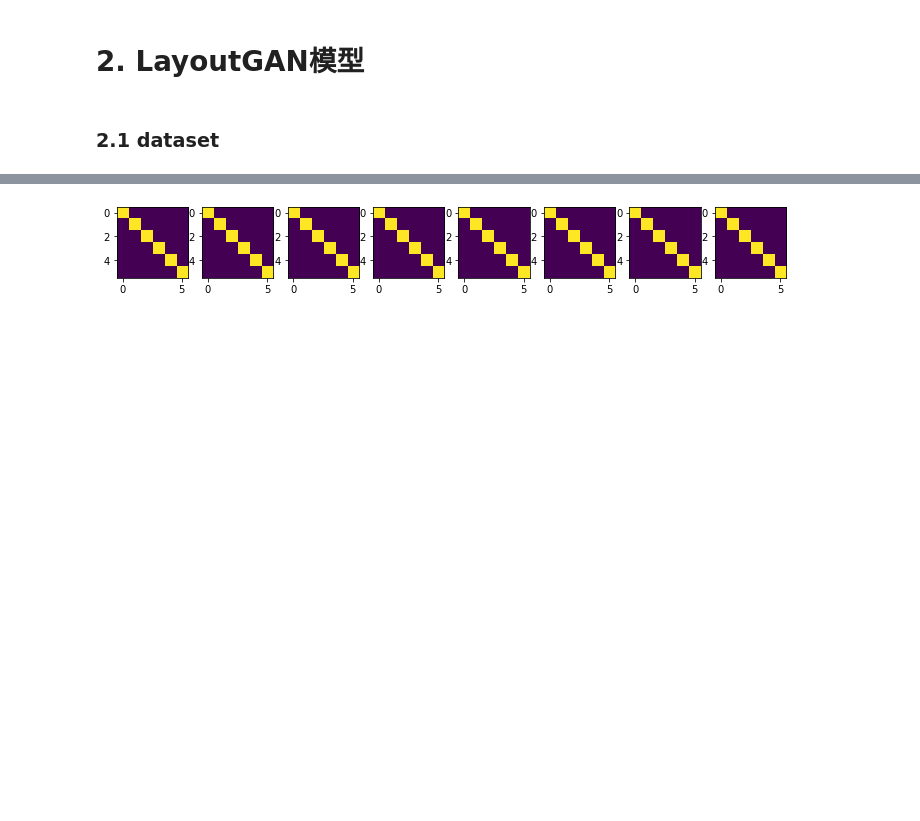
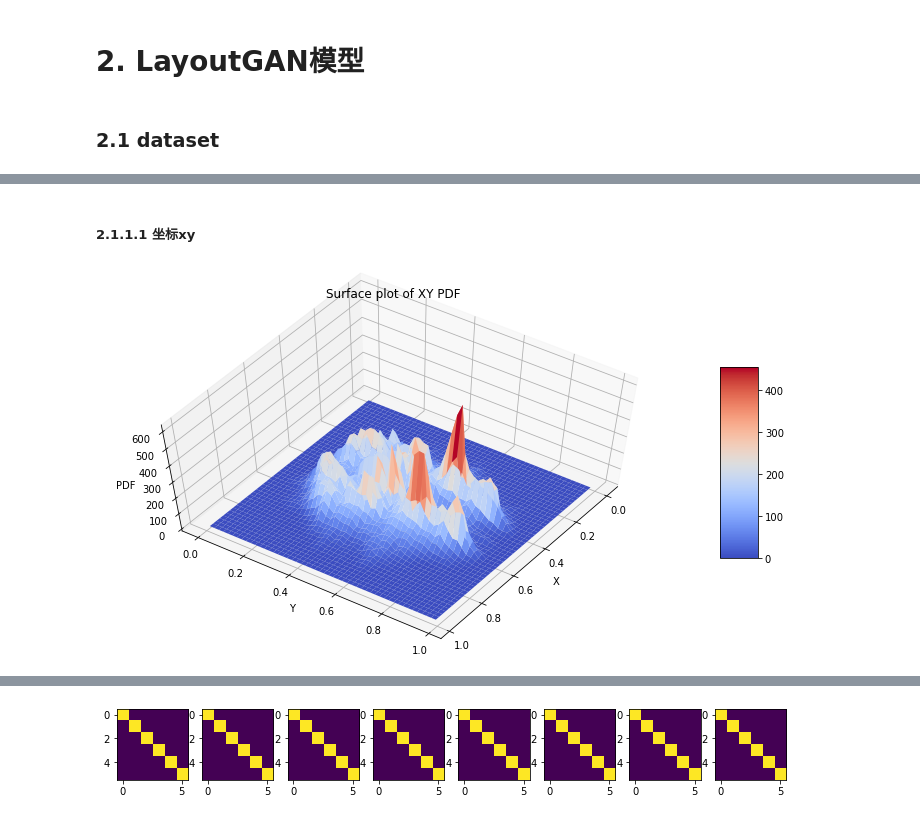
Before and after one commit to luozn15/FloorplanGAN, a Jupyter notebook: FloorPlanGAN.ipynb, the cells around one changed output, grey strips where cells are left out. Saved outputs shown, nothing was run; the diff lists cells and outputs as text; code cells hidden in the pictures; blank space fills up the shorter version.

```diff
--- a/FloorPlanGAN.ipynb
+++ b/FloorPlanGAN.ipynb
@@ -67,0 +210,6 @@ real_dataloader = DataLoader(real_dataset,batch_size,shuffle=True,num_workers=0,
+# %% [markdown]
+##### 2.1.1.1 坐标xy
+# %%
+draw_PDF(interval,X,Y,xlabel="X",ylabel="Y").show()
+# %% [output]
+[figure, added]
```
Also changed, not shown: parts of 27 cells of this notebook, 4 other files.
